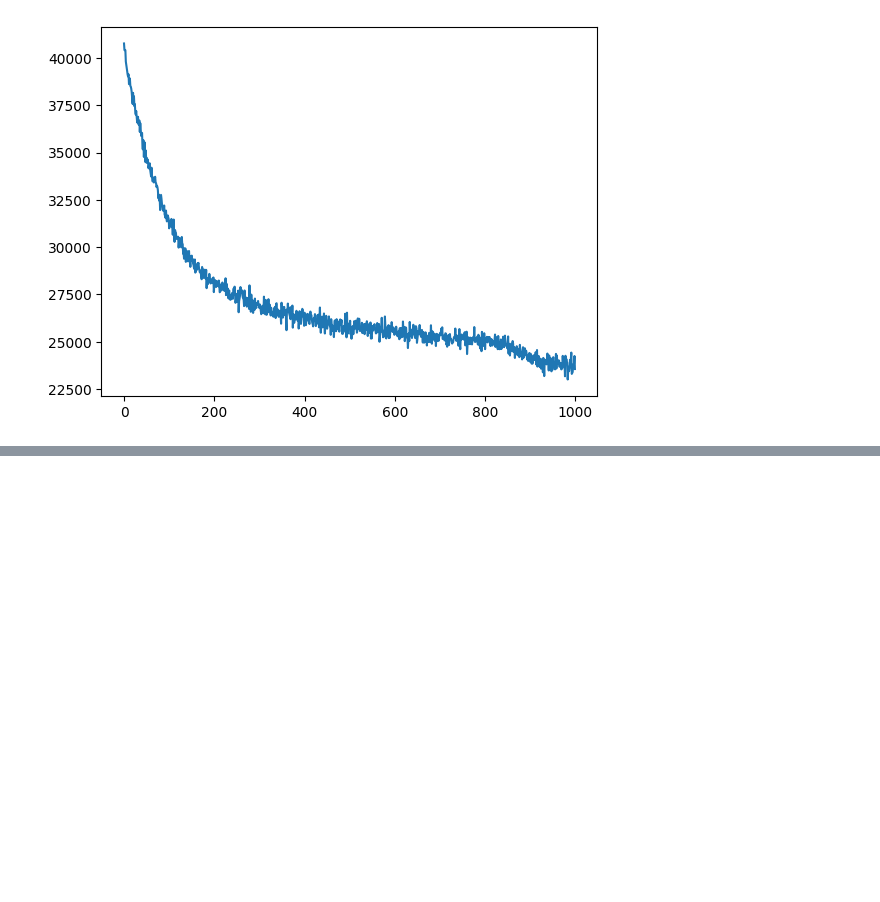
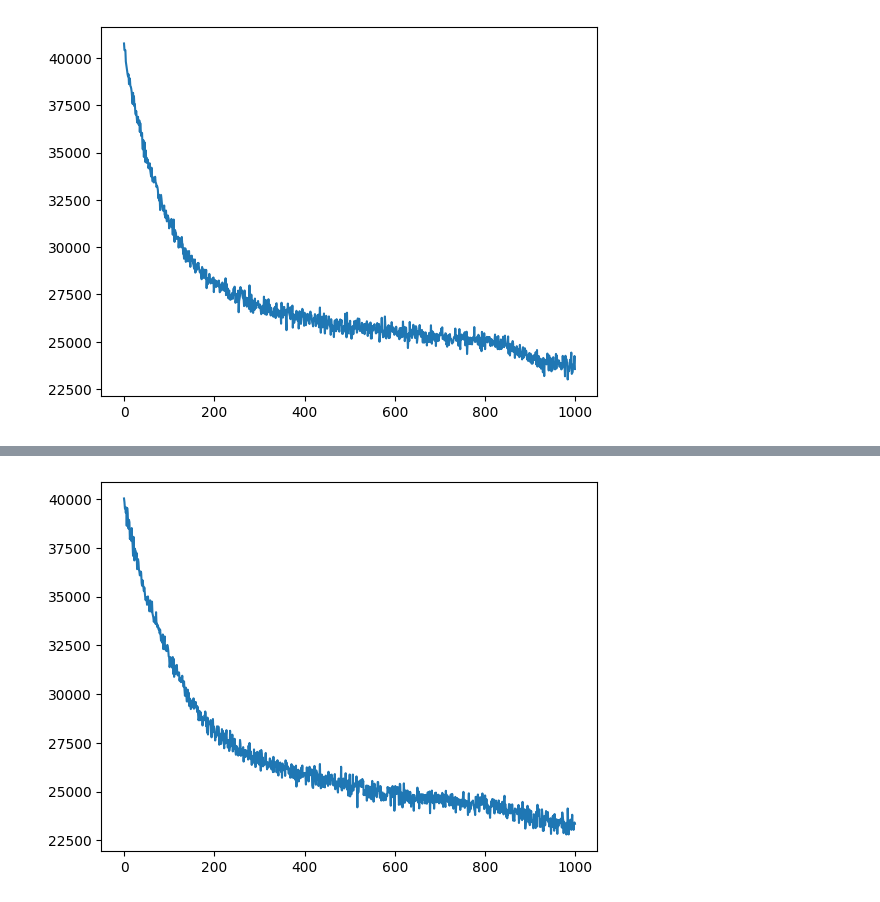
Before and after one commit to craigfouts/NeuralTopicModels, a Jupyter notebook: sandbox.ipynb, the cells around one changed output, grey strips where cells are left out. Drawn from its saved outputs; the diff is of its cells as text; code cells hidden in the pictures; blank space fills up the shorter version.

```diff
--- a/sandbox.ipynb
+++ b/sandbox.ipynb
@@ -722,0 +840,4 @@ util.visualize_log(model.loss_log_)
+# %%
+util.visualize_log(model.loss_log_)
+# %% [output]
+[figure, added]
```
Also changed, not shown: parts of 5 cells of this notebook.
